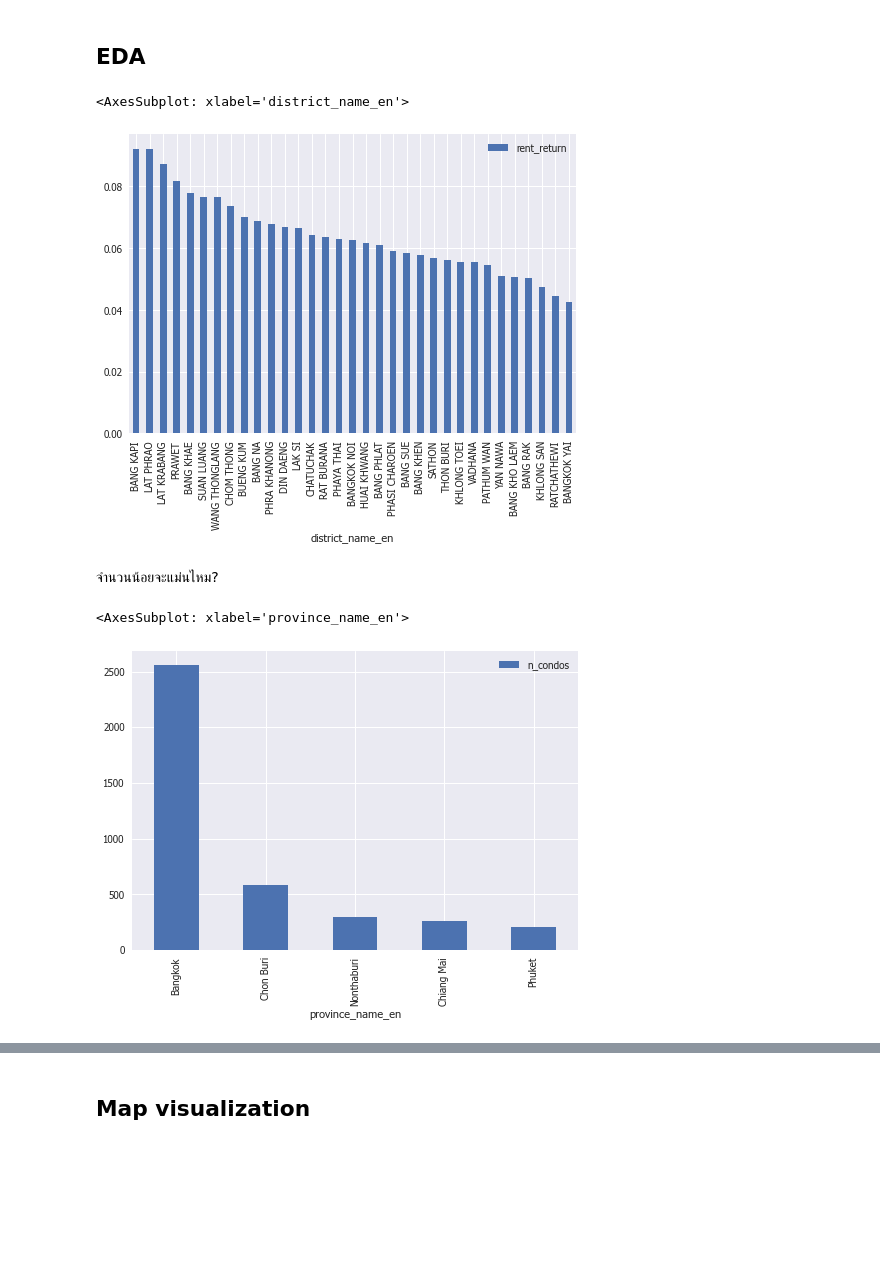
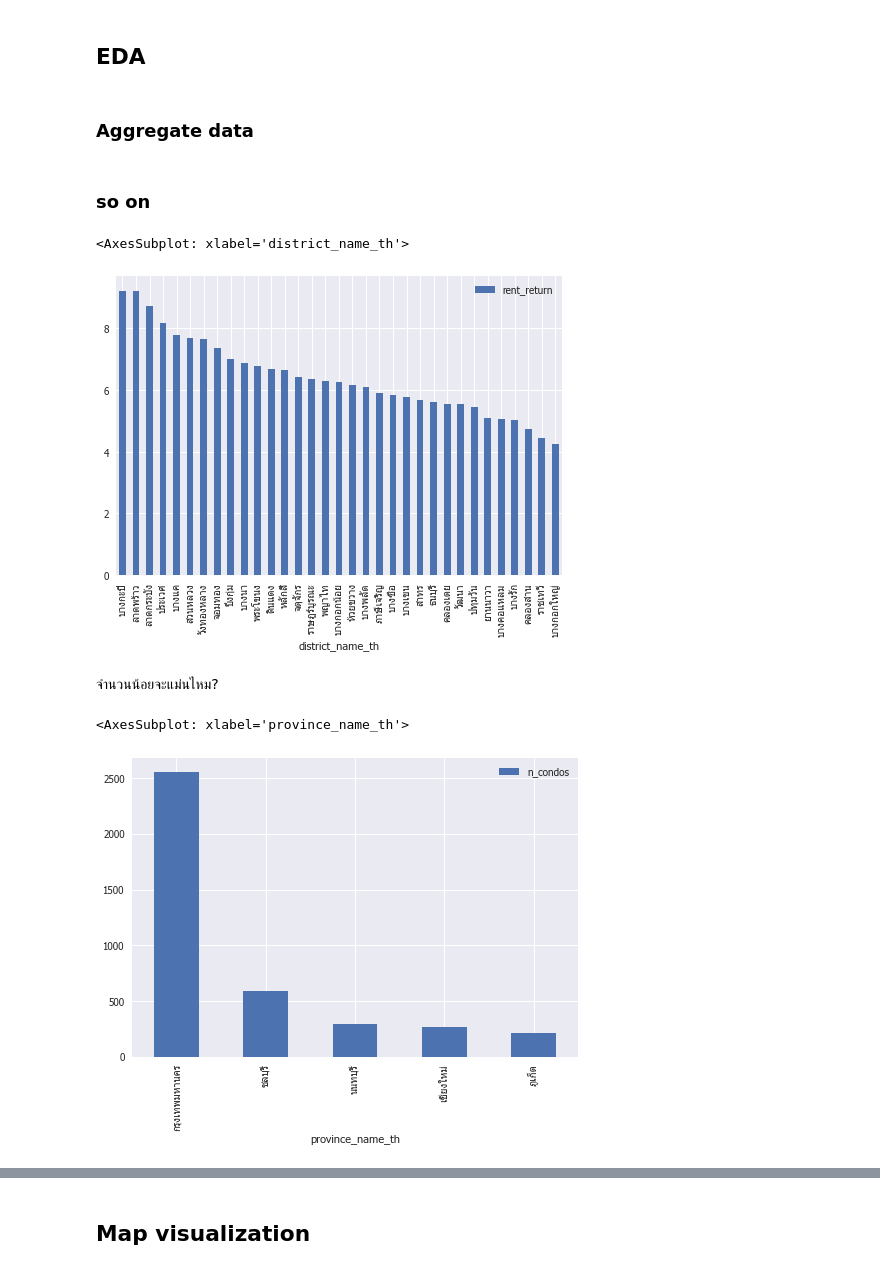
Before and after one commit to terjirapat/DADS5001-Project, a Jupyter notebook: project.ipynb, the cells around one changed output, grey strips where cells are left out. Drawn from its saved outputs; the diff is of its cells as text; code cells hidden in the pictures; blank space fills up the shorter version.

Commit message:
edit score chart

```diff
--- a/project.ipynb
+++ b/project.ipynb
@@ -46,7 +43,7 @@ proj.head(3)
 | 2 | 19570.0 | project_5363 | Baan Samretvill 1 | บ้านสำเร็จวิลล์ 1 | 3 | Townhome | ทาวน์โฮม | ... |
 3 rows × 45 columns
 # %%
-proj_cd = proj.loc[proj['propertytype_name_en']=='Condo' ,['project_id','subdistrict_id', 'name_en', 'latitude','longitude', 'subdistrict_name_en', 'subdistrict_name_th', 'district_name_en', 'district_name_th', 'province_name_en']]
+proj_cd = proj.loc[proj['propertytype_name_en']=='Condo' ,['project_id','subdistrict_id', 'name_en', 'latitude','longitude', 'subdistrict_name_en', 'subdistrict_name_th', 'district_name_en', 'district_name_th', 'province_name_en', 'province_name_th']]
 proj_cd_bk = proj_cd.loc[proj_cd['province_name_en']=='Bangkok']
 # %%
 proj_cd_bk.info()
@@ -131,7 +128,7 @@ unit_cd.dropna(inplace=True)
 unit_cd_new = unit_cd.loc[unit_cd['price_min'] == unit_cd.groupby('project_id').transform('min')['price_min'], :]
 
 # drop duplicate ตัวที่ค่า area ซ้ำ
-unit_cd_new.drop_duplicates(subset=['project_id','area_usable_min','price_min'],inplace=True)
+unit_cd_new = unit_cd_new.drop_duplicates(subset=['project_id','area_usable_min','price_min'])
 
 # หาว่ายังมี project_id ที่ duplicate กันอยู่ไหม
 unit_cd_new[unit_cd_new.duplicated(subset='project_id')].head()
@@ -384,4 +328,6 @@ df_new['livsc_per_pricesqm'] = df_new['living_score']/df_new['pricesqm']
 df_new['eatingsc_qlt_per_price'] = df_new['eating_quality_score']/df_new['eating_price_score']
 # %%
 df_new['pricesqm_dct_mean'] = df_new.groupby('district_name_en').transform('mean')['pricesqm']
-df_new['rent_return'] = (df_new['median_rent_price_sqm']/df_new['pricesqm_dct_mean'])*12
+df_new['rent_return'] = (df_new['median_rent_price_sqm']/df_new['pricesqm_dct_mean'])*12*100
+# %% [markdown]
+### Aggregate data
@@ -388,20 +339,22 @@ df_new['rent_return'] = (df_new['median_rent_price_sqm']/df_new['pricesqm_dct_me
+# %% [markdown]
+### so on
 # %%
 df_new_dct_mean = df_new.groupby('district_name_en').apply('mean')
 df_new_subdct_mean = df_new.groupby('subdistrict_name_en').apply('mean')
 # %%
-df_new_dct_mean[['rent_return']].sort_values(by='rent_return', ascending=False).dropna().plot.bar()
+dct_mean[['rent_return']].sort_values(by='rent_return', ascending=False).dropna().plot.bar()
 # %% [output]
-<AxesSubplot: xlabel='district_name_en'>
+<AxesSubplot: xlabel='district_name_th'>
-[figure, old version]
+[figure, new version]
 # %% [markdown]
 จำนวนน้อยจะแม่นไหม?
 # %%
 # ให้ดูว่าจำนวนคอนโดใน bkk เยอะมาก
 # เล่าว่าน่าสนใจมา analyse
 # top 5 most number of condos in Thailand by province
-proj_cd.groupby('province_name_en').size().to_frame('n_condos').sort_values(by='n_condos', ascending=False).head().plot.bar()
+proj_cd.groupby('province_name_th').size().to_frame('n_condos').sort_values(by='n_condos', ascending=False).head().plot.bar()
 # %% [output]
-<AxesSubplot: xlabel='province_name_en'>
+<AxesSubplot: xlabel='province_name_th'>
-[figure, old version]
+[figure, new version]
 # %%
 # number of condos in Thailand by distric
```
Also changed, not shown: parts of 51 cells of this notebook.
